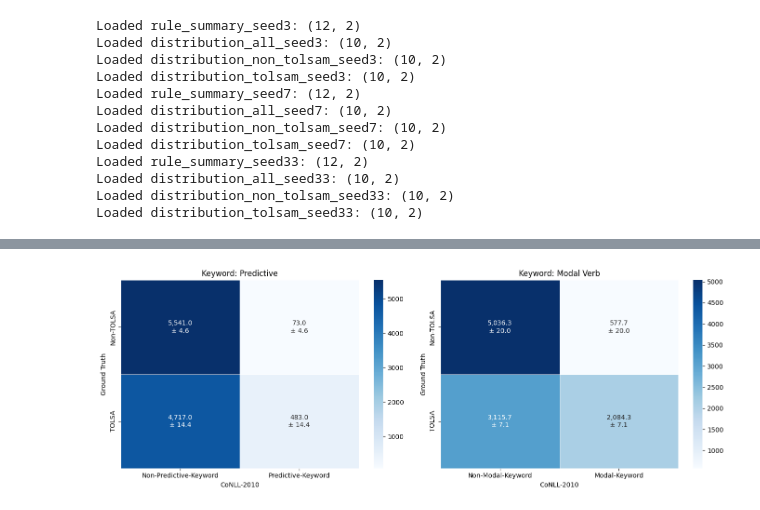
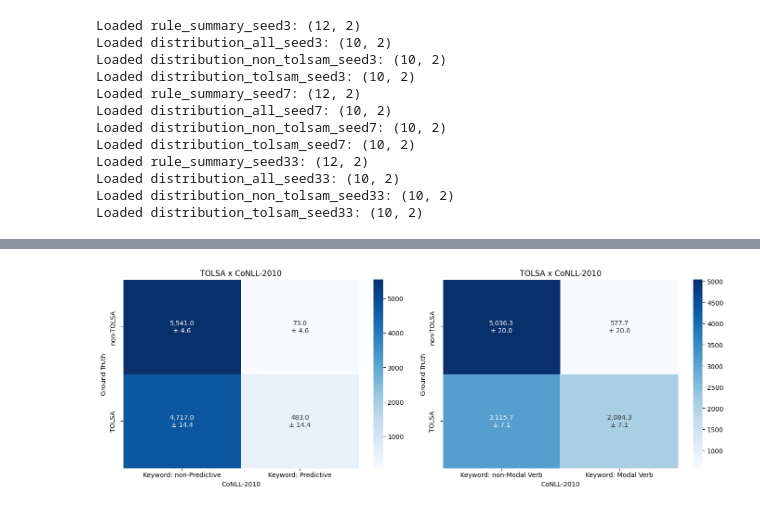
Before and after one commit to ufdatastudio/predictions, a Jupyter notebook: notebook_experiments/naacl_26_27-vizualize_classification_results.ipynb, the cells around one changed output, grey strips where cells are left out. Drawn from its saved outputs; the diff is of its cells as text; code cells hidden in the pictures.

```diff
--- a/notebook_experiments/naacl_26_27-vizualize_classification_results.ipynb
+++ b/notebook_experiments/naacl_26_27-vizualize_classification_results.ipynb
@@ -1044,10 +1111,19 @@ LABEL_COLUMN = "Ground Truth"
 
 # distribution row name -> (panel title, rule-not-fired label, rule-fired label)
 properties = {
-    "Verb": ("Keyword: Predictive", "Non-Predictive-Keyword", "Predictive-Keyword"),   # VERBS list
-    "Modal Verb": ("Keyword: Modal Verb", "Non-Modal-Keyword", "Modal-Keyword"),       # AUXILIARIES list
+    "Verb": (
+        "Keyword: Predictive",
+        "Keyword: non-Predictive",
+        "Keyword: Predictive",
+    ),  # VERBS list
+    "Modal Verb": (
+        "Keyword: Modal Verb",
+        "Keyword: non-Modal Verb",
+        "Keyword: Modal Verb",
+    ),  # AUXILIARIES list
 }
-row_labels = ["Non-TOLSA", "TOLSA"]  # Actual (top to bottom)
+
+row_labels = ["non-TOLSA", "TOLSA"]
 
 
 def fired_count(dist_df, category):
@@ -1080,33 +1156,37 @@ def seed_matrix(seed, category):
 
 fig, axes = plt.subplots(1, 2, figsize=(14, 5))
 
 for ax, (category, (title, neg_label, pos_label)) in zip(axes, properties.items()):
     stack = np.stack([seed_matrix(seed, category) for seed in SEEDS])
     mean = stack.mean(axis=0)
     std = stack.std(axis=0, ddof=1)
 
     annot = np.array([
         [f"{mean[i, j]:,.1f}\n± {std[i, j]:.1f}" for j in range(2)]
         for i in range(2)
     ])
 
     sns.heatmap(
         mean,
         annot=annot,
         fmt="",
         cmap="Blues",
         linewidths=0.5,
         cbar=True,
         xticklabels=[neg_label, pos_label],
         yticklabels=row_labels,
         ax=ax,
     )
-    ax.set_title(title)
+    ax.set_title("TOLSA x CoNLL-2010")
     ax.set_xlabel("CoNLL-2010")
     ax.set_ylabel("Ground Truth")
+
+    plt.setp(ax.get_xticklabels(), rotation=360, va="center")
+    ax.tick_params(axis="x", pad=7)
+
     plt.setp(ax.get_yticklabels(), rotation=90, va="center")
-
+    ax.tick_params(axis="y", pad=7)
 plt.tight_layout()
 plt.show()
 # %% [output]
-[figure, old version]
+[figure, new version]
```
Also changed, not shown: parts of 15 cells of this notebook.
